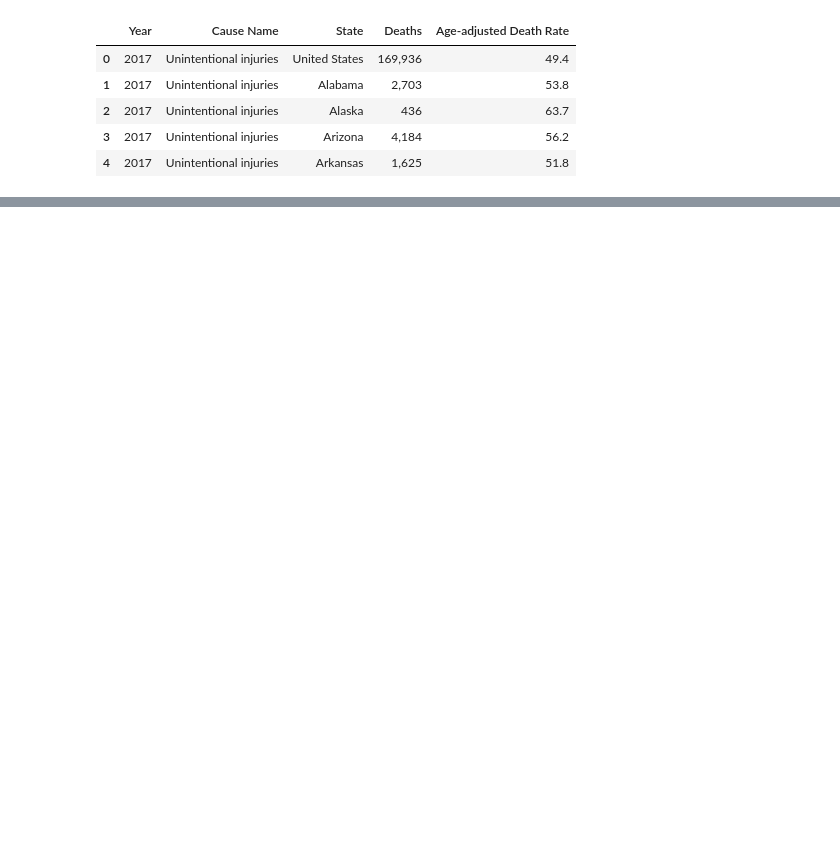
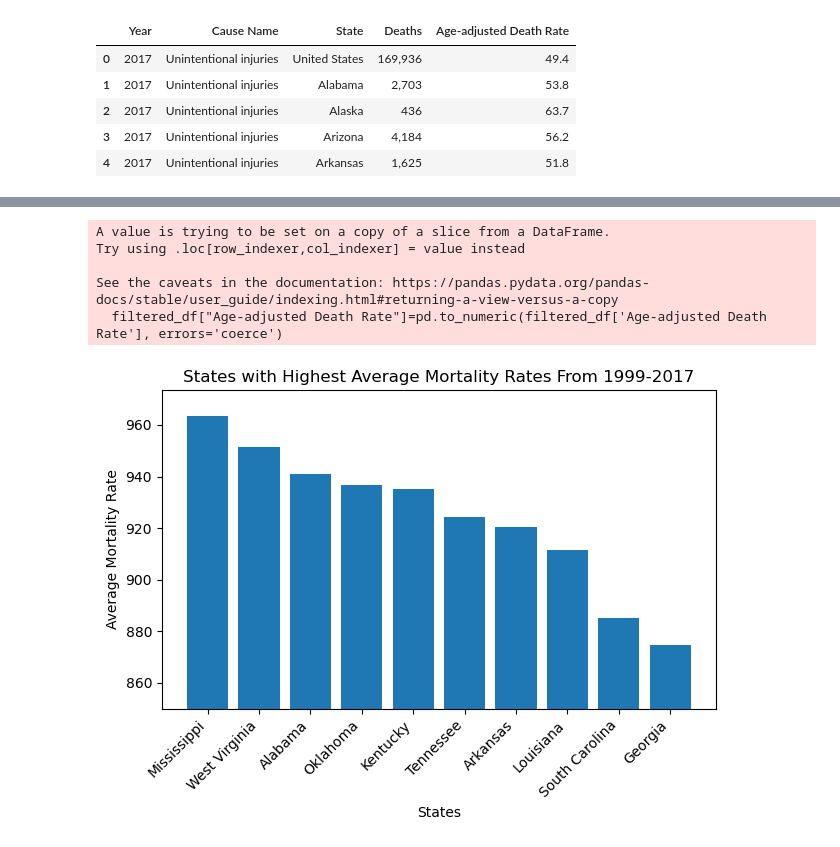
Before and after one commit to gshi76/Project1, a Jupyter notebook: Soumiktest.ipynb, the cells around one changed output, grey strips where cells are left out. Saved outputs shown, nothing was run; the diff lists cells and outputs as text; code cells hidden in the pictures; blank space fills up the shorter version.

Commit message:
Soumik Visualizations

```diff
--- a/Soumiktest.ipynb
+++ b/Soumiktest.ipynb
@@ -5,6 +6,8 @@ import matplotlib as plt
 # %%
-death_df=pd.read_csv("../Causes of death.csv")
-heart_df=pd.read_csv("../Heart Disease Data.csv")
+# Getting CSVs into DataFrames
+death_df=pd.read_csv("Causes of Death.csv")
+heart_df=pd.read_csv("Heart Disease Data.csv")
+# Looking at each data set
 display(death_df.head())
 heart_df.head()
 # %% [output]
@@ -30,3 +34,7 @@ death_df.head()
 | 2 | 2017 | Unintentional injuries | Alaska | 436 | 63.7 |
 | 3 | 2017 | Unintentional injuries | Arizona | 4,184 | 56.2 |
 | 4 | 2017 | Unintentional injuries | Arkansas | 1,625 | 51.8 |
+# %%
+# Filtering to All Causes because want overall Death Rate
+allcauses_df=death_df[death_df["Cause Name"]=="All causes"]
+allcauses_df
@@ -32,0 +55,5 @@ death_df.head()
+# %%
+#Filtering to Only State Data
+droprows=allcauses_df["State"] != "United States"
+filtered_df=allcauses_df[droprows]
+filtered_df
@@ -32,0 +74,21 @@ death_df.head()
+# %%
+# Making death rate column numeric
+filtered_df["Age-adjusted Death Rate"]=pd.to_numeric(filtered_df['Age-adjusted Death Rate'], errors='coerce')
+# Grouping for Bar Chart
+avg_mortality=filtered_df.groupby('State')['Age-adjusted Death Rate'].mean().sort_values(ascending=False)
+# Bar Chart of Average Mortality Rates
+plt.bar(avg_mortality.head(10).index,avg_mortality.head(10))
+plt.title('States with Highest Average Mortality Rates From 1999-2017')
+plt.xlabel('States')
+plt.ylabel('Average Mortality Rate')
+plt.xticks(rotation=45, ha='right')
+plt.ylim(850,max(avg_mortality)+10)
+plt.tight_layout()
+plt.show()
+# %% [output]
+A value is trying to be set on a copy of a slice from a DataFrame.
+Try using .loc[row_indexer,col_indexer] = value instead
+
+See the caveats in the documentation: https://pandas.pydata.org/pandas-docs/stable/user_guide/indexing.html#returning-a-view-versus-a-copy
+  filtered_df["Age-adjusted Death Rate"]=pd.to_numeric(filtered_df['Age-adjusted Death Rate'], errors='coerce')
+[figure, added]
```
Also changed, not shown: parts of 10 cells of this notebook, 1 other file.
